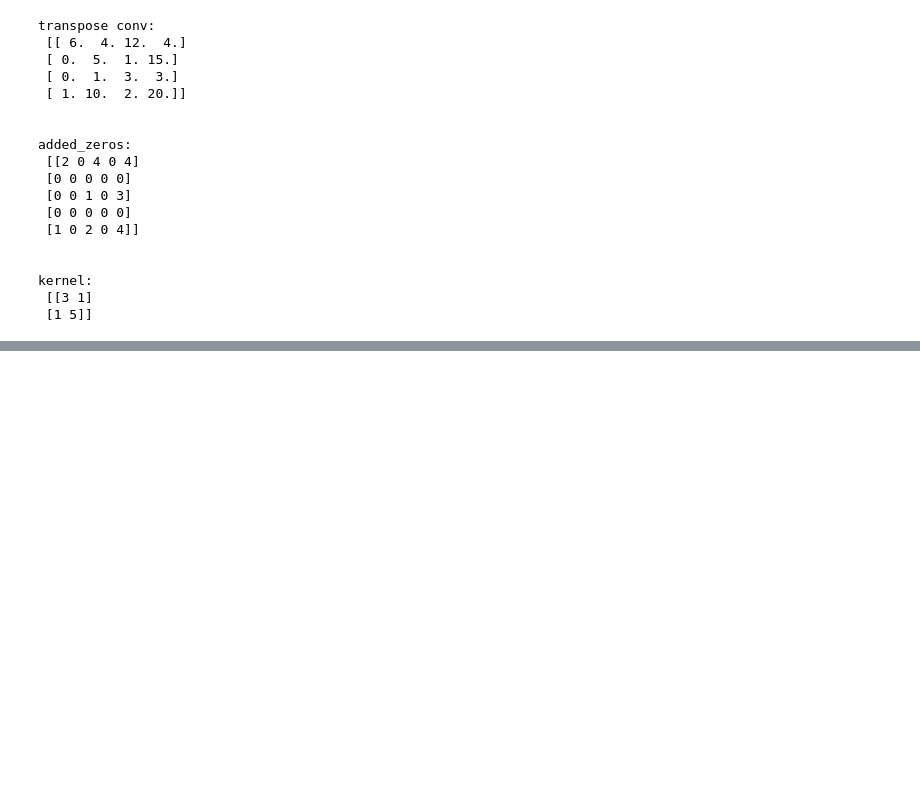
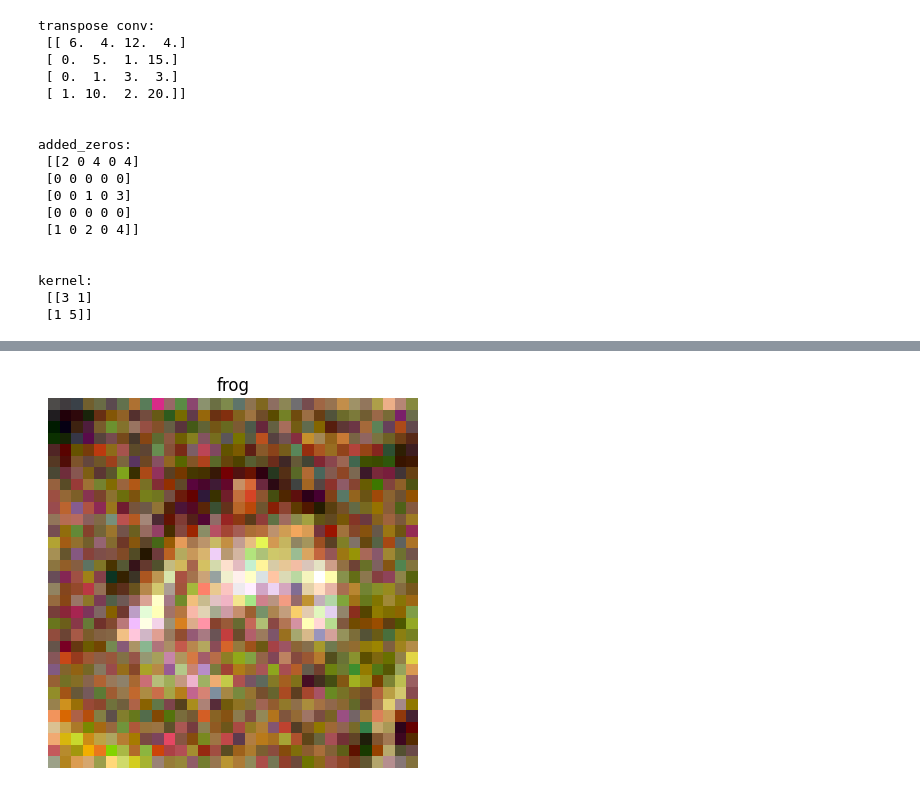
Before and after one commit to QuangCodecode/Deeplearning-NEU, a Jupyter notebook: DL-HW5/hw5.ipynb, the cells around one changed output, grey strips where cells are left out. Cells and saved outputs as stored; diff of their text form; code cells hidden in the pictures; blank space fills up the shorter version.

```diff
--- a/DL-HW5/hw5.ipynb
+++ b/DL-HW5/hw5.ipynb
@@ -74,0 +142,18 @@ kernel:
+# %%
+def add_noise(image, mean=0, variance=0.1):
+    # torch.rand_like : Returns a tensor with the same size as :attr:`input` that is filled
+    # with random numbers from a normal distribution with mean 0 and variance 1
+    noise = torch.randn_like(image) * variance + mean
+    noisy_image = image + noise
+    noisy_image = torch.clamp(noisy_image, 0, 1)
+    return noisy_image
+
+data_iter = iter(train_loader)
+image, label = next(data_iter)
+
+# Add noise to the example image
+noisy_example = add_noise(image)
+# %%
+show_image(noisy_example[0], label[0])
+# %% [output]
+[figure, added]
```
Also changed, not shown: parts of 26 cells of this notebook.
